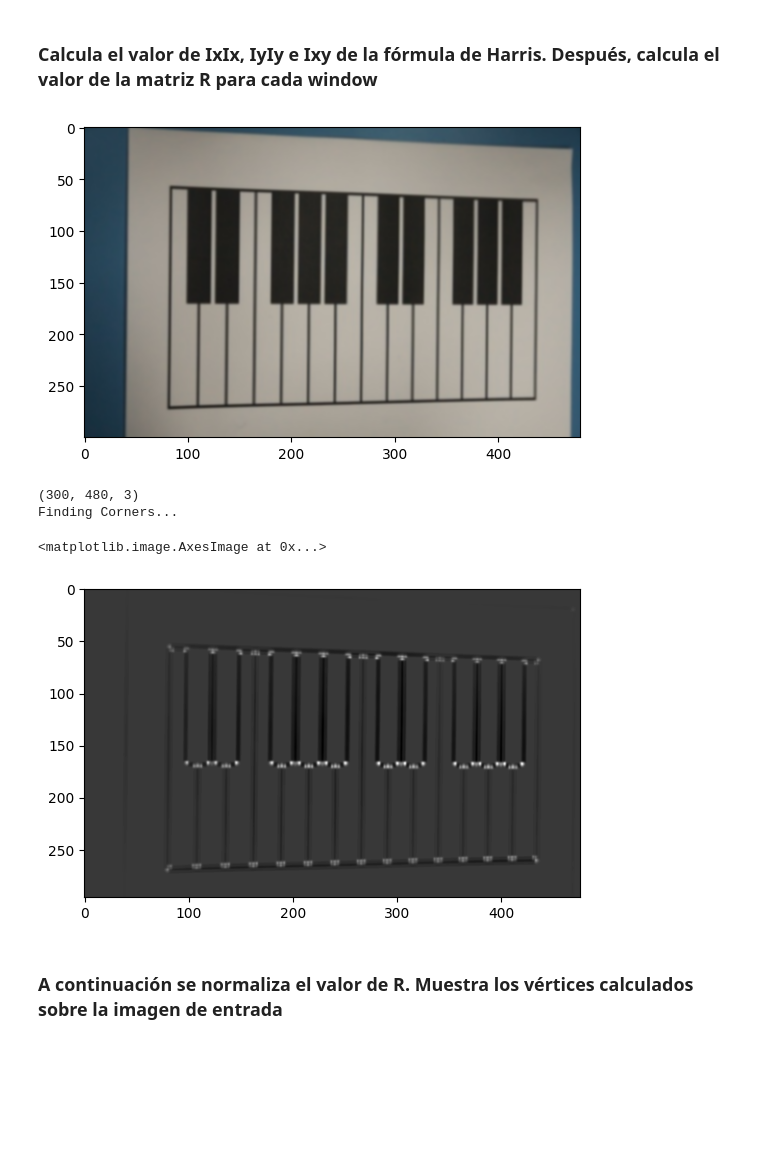
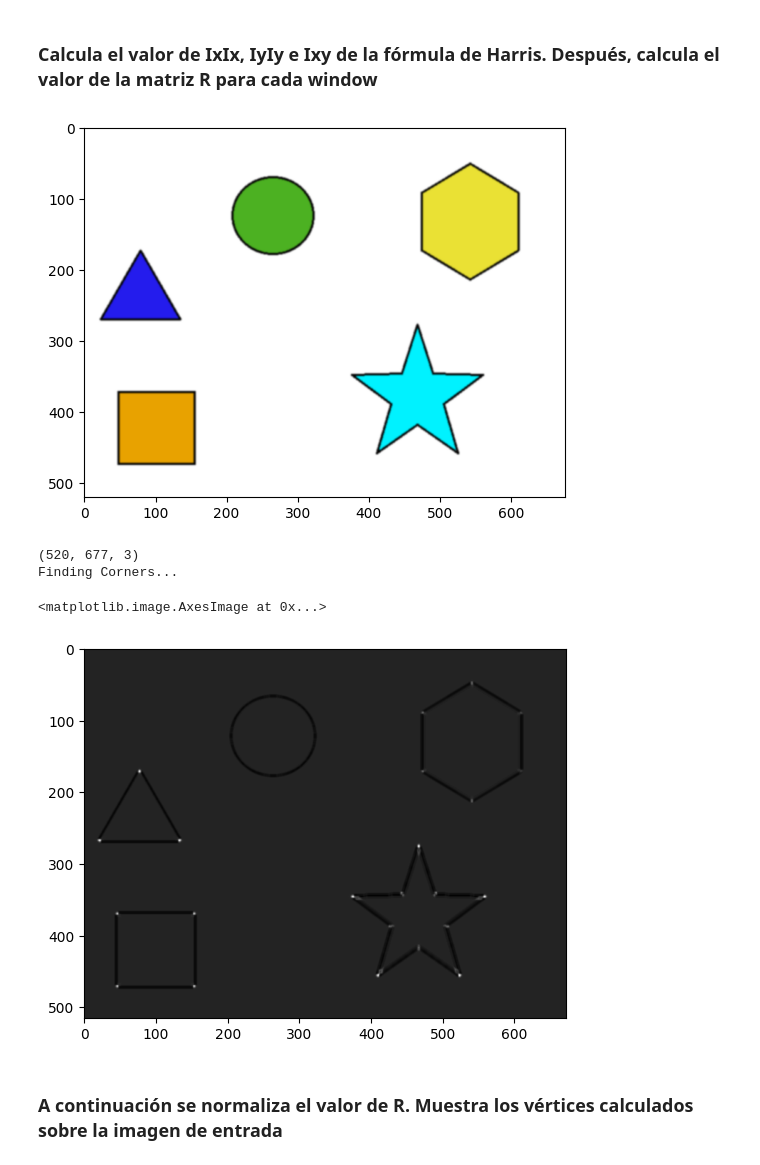
Before and after one commit to Javirios03/Vision_Ordenador, a Jupyter notebook: Proyecto Final/practica3_done.ipynb, the cells around one changed output. Drawn from its saved outputs; the diff is of its cells as text; code cells hidden in the pictures; blank space fills up the shorter version.

Commit message:
Paperpiano

```diff
--- a/Proyecto Final/practica3_done.ipynb
+++ b/Proyecto Final/practica3_done.ipynb
@@ -31,7 +31,7 @@ from matplotlib import pyplot as plt
 # Implementa aquí tu código
 
 # Read image
-img = cv2.imread('Calib_Images/image0.jpg')
+img = cv2.imread('paperpiano\data\shapes.png')
 window_size = 5  # 5 seems to be a good value
 offset = int( window_size / 2 )
 ddepth = cv2.CV_64F  # We will get maximum precision for the result
@@ -47,38 +47,38 @@ width, height, channels = img.shape
 # Gradients for x and y
 dx = cv2.Sobel(gray, ddepth=ddepth, dx=1, dy=0, ksize=5)
 dy = cv2.Sobel(gray, ddepth=ddepth, dx=0, dy=1, ksize=5)
 
 # Compute Ix2, Iy2 and Ixy
 dx2 = dx * dx
 dy2 = dy * dy
 dxy = dx * dy
 
 # Initialise matrix R
 matrix_R = np.zeros((width - offset * 2, height - offset * 2))  # We don't want to consider the borders
 k = 0.04  # Value recommended by Rodrigo
 
 print ("Finding Corners...")
 for i in range(offset, width - offset):
     for j in range(offset, height - offset):
         # Compute sum of squares
         sum_dx2 = np.sum(dx2[i - offset:i + offset + 1, j - offset:j + offset + 1])
         sum_dy2 = np.sum(dy2[i - offset:i + offset + 1, j - offset:j + offset + 1])
         sum_dxy = np.sum(dxy[i - offset:i + offset + 1, j - offset:j + offset + 1])
 
         # Compute determinant and trace
         det = sum_dx2 * sum_dy2 - sum_dxy * sum_dxy
         trace = sum_dx2 + sum_dy2
 
         # Compute matrix R
         matrix_R[i - offset, j - offset] = det - k * trace * trace
 
 plt.imshow(matrix_R, cmap='gray')
 # %% [output]
-[figure, old version]
+[figure, new version]
-(300, 480, 3)
+(520, 677, 3)
 Finding Corners...
 <matplotlib.image.AxesImage at 0x...>
-[figure, old version]
+[figure, new version]
 # %% [markdown]
 ### A continuación se normaliza el valor de R. Muestra los vértices calculados sobre la imagen de entrada
 # %%
```
Also changed, not shown: parts of 1 cell of this notebook, 3 other files.
